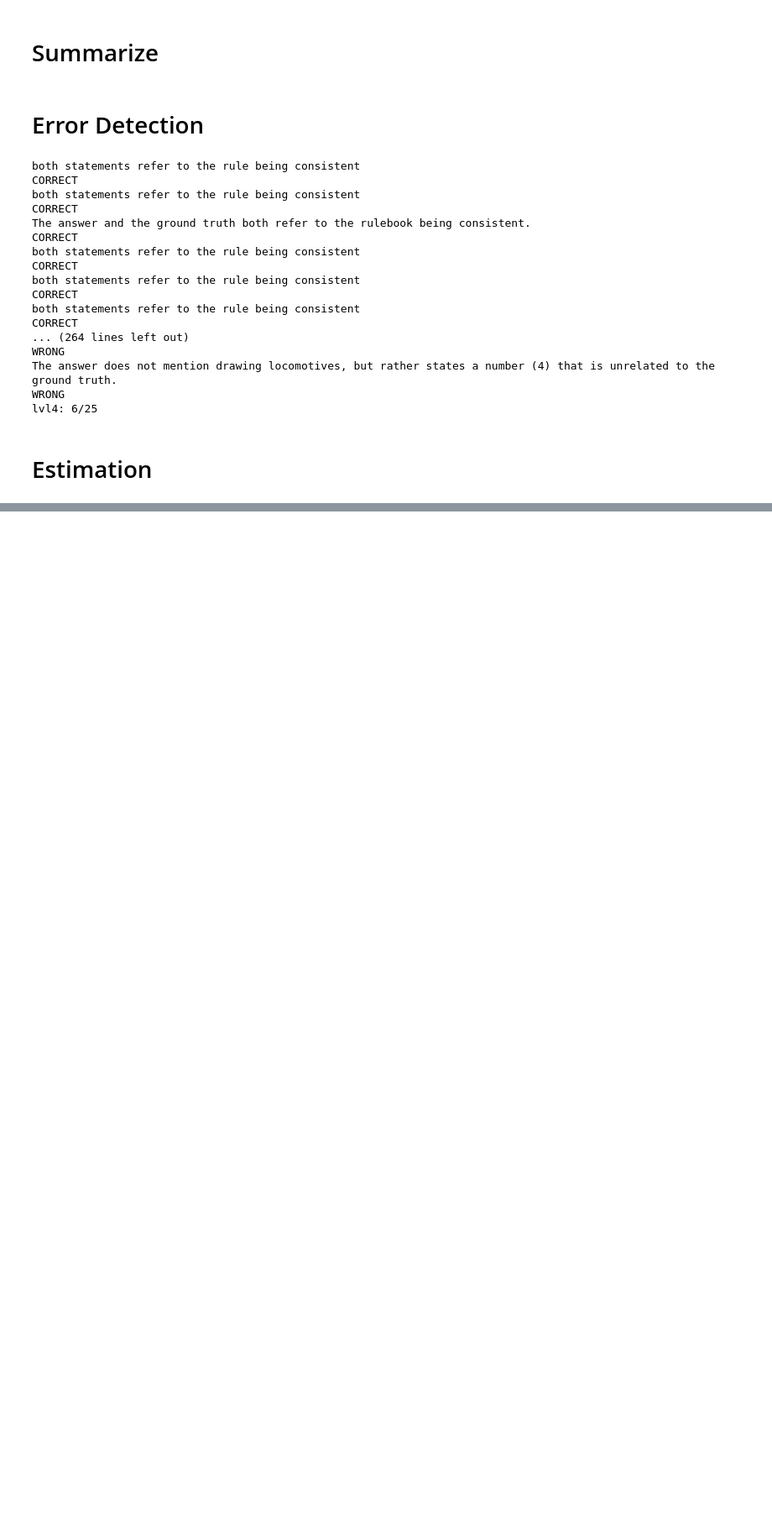
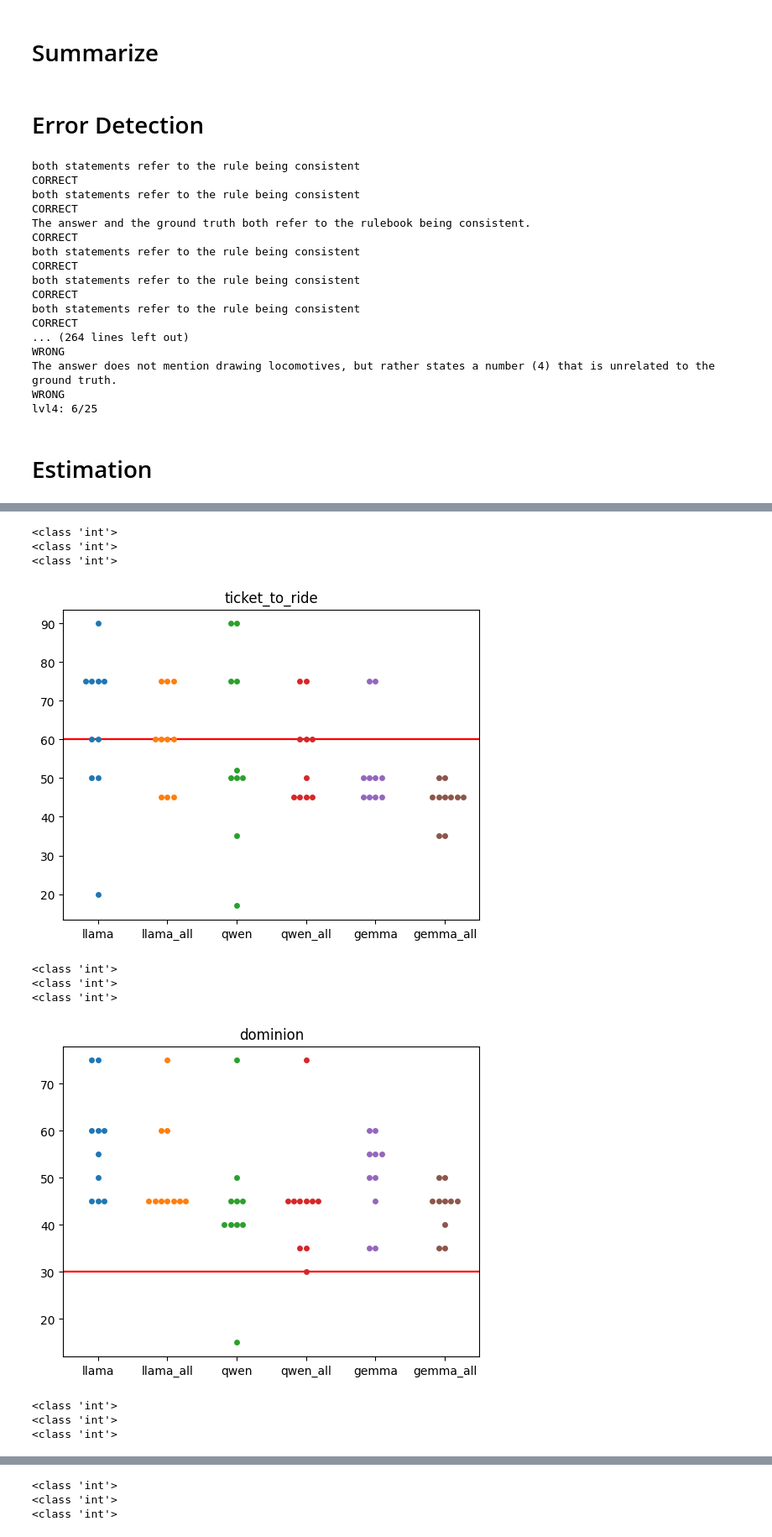
Before and after one commit to prometheus404/NLP_proj, a Jupyter notebook: evaluation.ipynb, the cells around one changed output, grey strips where cells are left out. Shown at 84% size. Saved outputs shown, nothing was run; the diff lists cells and outputs as text; code cells hidden in the pictures; blank space fills up the shorter version.

```diff
--- a/evaluation.ipynb
+++ b/evaluation.ipynb
@@ -277,0 +376,15 @@ json.loads(s)
+# %%
+for g in file_names:
+    print_param_est(est,g,'duration')
+# %% [output]
+<class 'int'>
+<class 'int'>
+<class 'int'>
+[figure, added]
+<class 'int'>
+<class 'int'>
+<class 'int'>
+[figure, added]
+<class 'int'>
+<class 'int'>
+<class 'int'>
@@ -277,0 +392,3 @@ json.loads(s)
+<class 'int'>
+<class 'int'>
+<class 'int'>
```
Also changed, not shown: parts of 18 cells of this notebook, 13 other files.
